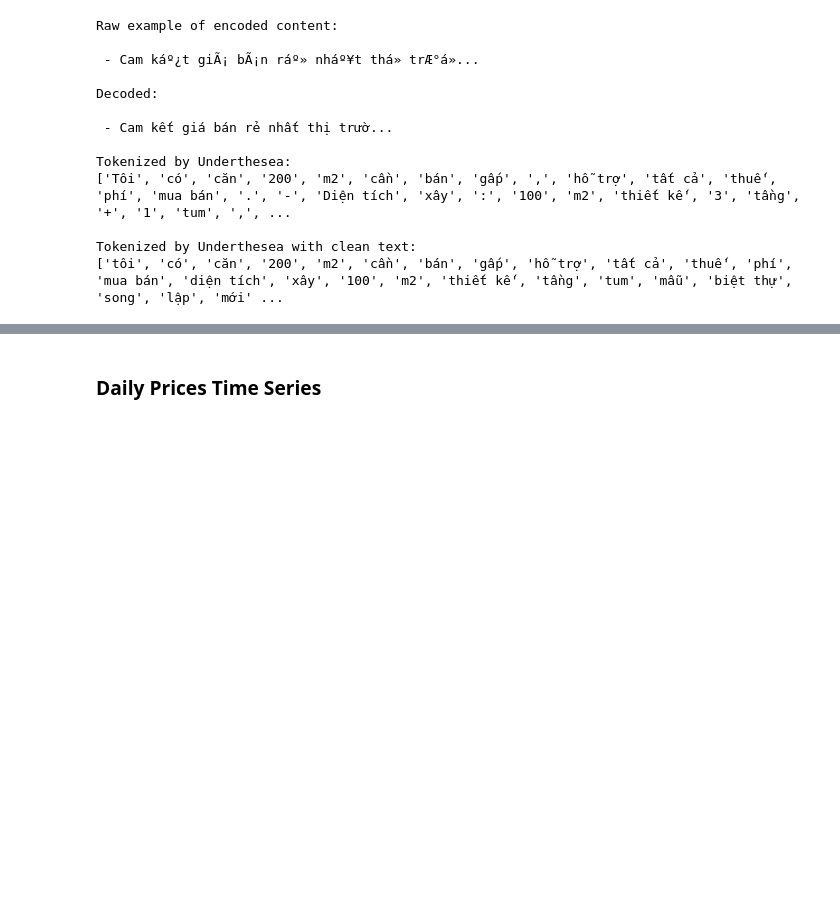
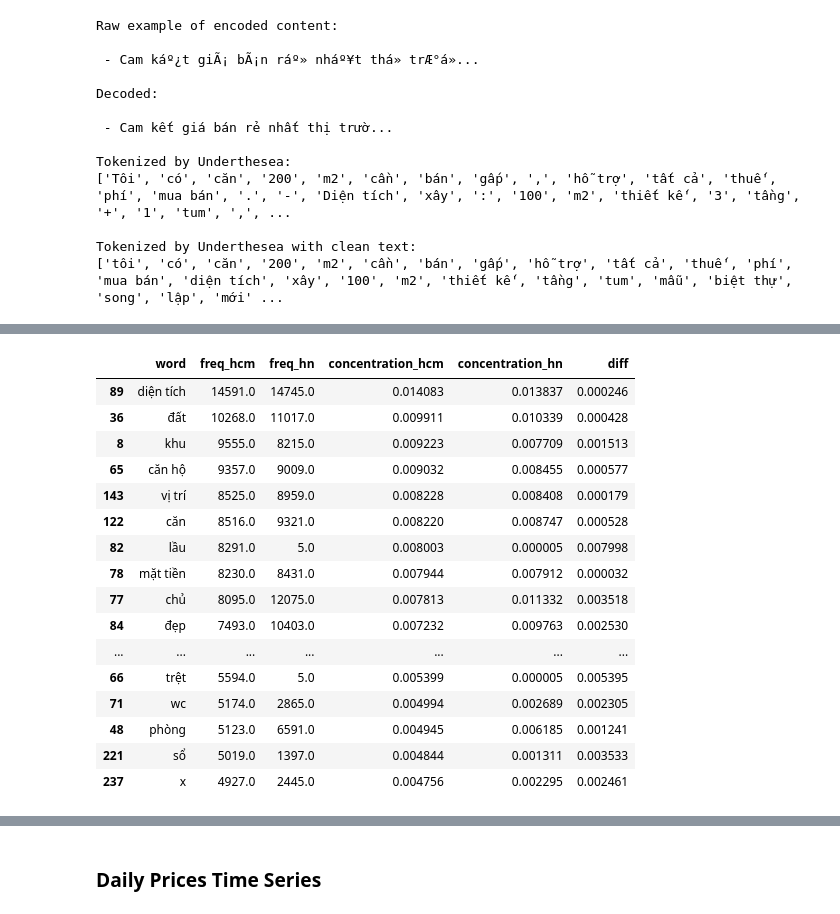
Before and after one commit to taidnguyen/housing-vietnam-analysis, a Jupyter notebook: analysis/trends.ipynb, the cells around one changed output, grey strips where cells are left out. Cells and saved outputs as stored; diff of their text form; code cells hidden in the pictures; blank space fills up the shorter version.

```diff
--- a/analysis/trends.ipynb
+++ b/analysis/trends.ipynb
@@ -445,26 +462,49 @@ print("Top HCM Listing Words:\n{}\nTop HN Listing Content:\n{}\n".format(sorted(
 # %%
-hcm_words_df = pd.DataFrame([[k[0]] + [k[1]] + [v] for k, v in hcm_words.items()],
-                   columns=['word', 'pos', 'freq'])
-hn_words_df = pd.DataFrame([[k[0]] + [k[1]] + [v] for k, v in hn_words.items()],
-                   columns=['word', 'pos', 'freq'])
+# hcm_words_df = pd.DataFrame([[k[0]] + [k[1]] + [v] for k, v in hcm_words.items()],
+#                    columns=['word', 'pos', 'freq'])
+# hn_words_df = pd.DataFrame([[k[0]] + [k[1]] + [v] for k, v in hn_words.items()],
+#                    columns=['word', 'pos', 'freq'])
+hcm_words_df = pd.DataFrame([[k] + [v] for k, v in hcm_words.items()],
+                   columns=['word', 'freq'])
+hn_words_df = pd.DataFrame([[k] + [v] for k, v in hn_words.items()],
+                   columns=['word', 'freq'])
 
 # Merge and fill non matching words
 freq_df = pd.merge(left=hcm_words_df,
                    right=hn_words_df,
                    how='outer',
-                   on=['word', 'pos'],
+#                    on=['word', 'pos'],
+                   on=['word'],
                    suffixes=("_hcm", "_hn"),copy=True).fillna(0)
 
 # Get word concentrations
 freq_df['concentration_hcm'] = freq_df['freq_hcm']/freq_df['freq_hcm'].sum()
 freq_df['concentration_hn']  = freq_df['freq_hn']/freq_df['freq_hn'].sum()
 freq_df['diff'] = np.abs(freq_df['concentration_hcm']-freq_df['concentration_hn'])
 
 # Remove some common
 exclude = ['m2', '2', 'm', 'bán', 'dt', 'nhà', 'giá', 'đường', 'quận', 'tỷ', 'pn']
 freq_df = freq_df[~freq_df['word'].isin(exclude)]
 
 freq_df.sort_values('concentration_hcm', ascending=False)[:20]
+# %% [output]
+|  | word | freq_hcm | freq_hn | concentration_hcm | concentration_hn | diff |
+| 89 | diện tích | 14591.0 | 14745.0 | 0.014083 | 0.013837 | 0.000246 |
+| 36 | đất | 10268.0 | 11017.0 | 0.009911 | 0.010339 | 0.000428 |
+| 8 | khu | 9555.0 | 8215.0 | 0.009223 | 0.007709 | 0.001513 |
+| 65 | căn hộ | 9357.0 | 9009.0 | 0.009032 | 0.008455 | 0.000577 |
+| 143 | vị trí | 8525.0 | 8959.0 | 0.008228 | 0.008408 | 0.000179 |
+| 122 | căn | 8516.0 | 9321.0 | 0.008220 | 0.008747 | 0.000528 |
+| 82 | lầu | 8291.0 | 5.0 | 0.008003 | 0.000005 | 0.007998 |
+| 78 | mặt tiền | 8230.0 | 8431.0 | 0.007944 | 0.007912 | 0.000032 |
+| 77 | chủ | 8095.0 | 12075.0 | 0.007813 | 0.011332 | 0.003518 |
+| 84 | đẹp | 7493.0 | 10403.0 | 0.007232 | 0.009763 | 0.002530 |
+| ... | ... | ... | ... | ... | ... | ... |
+| 66 | trệt | 5594.0 | 5.0 | 0.005399 | 0.000005 | 0.005395 |
+| 71 | wc | 5174.0 | 2865.0 | 0.004994 | 0.002689 | 0.002305 |
+| 48 | phòng | 5123.0 | 6591.0 | 0.004945 | 0.006185 | 0.001241 |
+| 221 | sổ | 5019.0 | 1397.0 | 0.004844 | 0.001311 | 0.003533 |
+| 237 | x | 4927.0 | 2445.0 | 0.004756 | 0.002295 | 0.002461 |
 # %%
 plttext_dict = dict(zip(freq_df['word'], zip(freq_df['concentration_hcm'], freq_df['concentration_hn'])))
 plttext= ['thiết kế', 'view', 'mặt tiền', 'kinh doanh', 'tiện ích',
```
Also changed, not shown: parts of 4 cells of this notebook, 1 other file.
